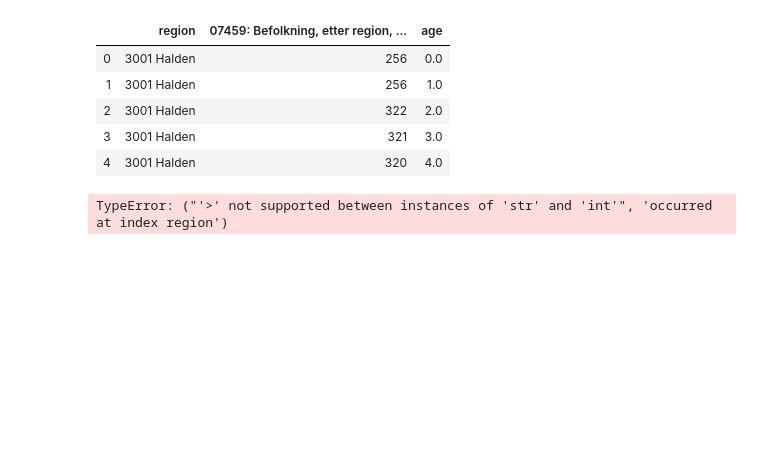
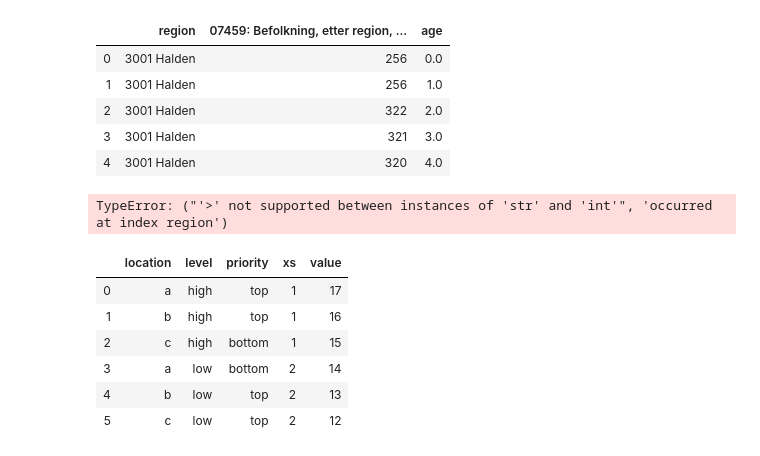
Before and after one commit to NRVA/COVID19_Norge, a Jupyter notebook: 2020 -03 - COVID demografi norge.ipynb, the cells around one changed output. Cells and saved outputs as stored; diff of their text form; code cells hidden in the pictures; blank space fills up the shorter version.

Commit message:
nye data

```diff
--- a/2020 -03 - COVID demografi norge.ipynb
+++ b/2020 -03 - COVID demografi norge.ipynb
@@ -33,3 +33,19 @@ df.head()
 TypeError: ("'>' not supported between instances of 'str' and 'int'", 'occurred at index region')
 # %%
 df.groupby(["region"])
+# %%
+import pandas as pd
+df = pd.DataFrame({'location': ["a", "b", "c", "a", "b", "c"],
+                   'level': ["high", "high", "high", "low", "low", "low"],
+                   'priority': ["top", "top", "bottom", "bottom", "top", "top"],
+                   'xs': [1, 1, 1, 2, 2, 2],
+                   'value': [17, 16, 15, 14, 13, 12]})
+df
+# %% [output]
+|  | location | level | priority | xs | value |
+| 0 | a | high | top | 1 | 17 |
+| 1 | b | high | top | 1 | 16 |
+| 2 | c | high | bottom | 1 | 15 |
+| 3 | a | low | bottom | 2 | 14 |
+| 4 | b | low | top | 2 | 13 |
+| 5 | c | low | top | 2 | 12 |
```
Also changed, not shown: parts of 1 cell of this notebook, 3 other files.
